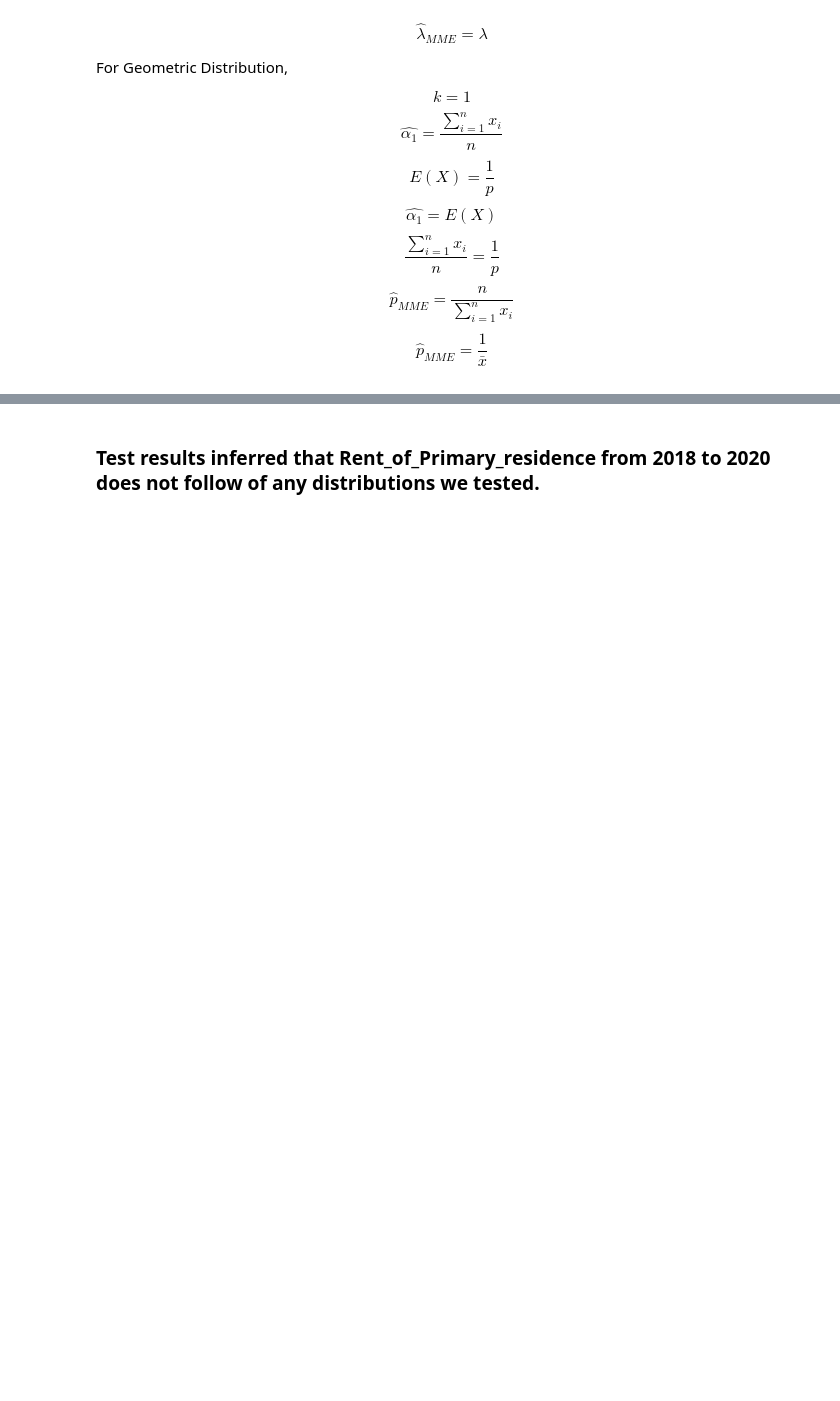
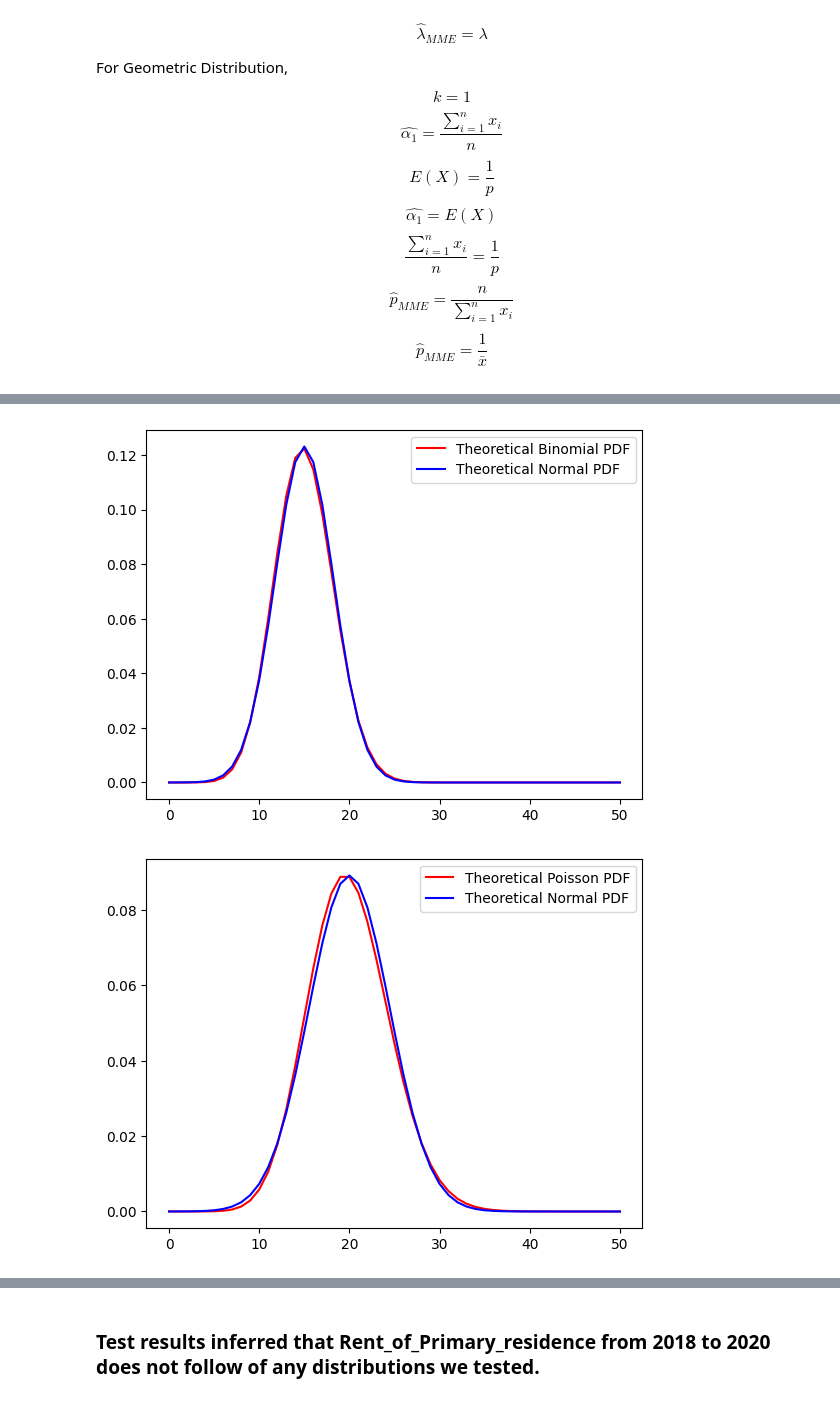
Before and after one commit to cs16b004/544-ps-project, a Jupyter notebook: src/project_la_22.ipynb, the cells around one changed output, grey strips where cells are left out. Saved outputs shown, nothing was run; the diff lists cells and outputs as text; code cells hidden in the pictures; blank space fills up the shorter version.

```diff
--- a/src/project_la_22.ipynb
+++ b/src/project_la_22.ipynb
@@ -672,3 +686,41 @@ $$ \hat{p}_{MME} = \frac{{1}}{\bar{x}} $$
+# %%
+def norm_pdf(mu,sigma,x):
+    return np.e**((-1*((x-mu)**2))/(2* sigma**2))/(np.sqrt(2*np.pi)*sigma)
+
+# For a binomial let
+n=50
+p= 0.3
+mu = n*p
+sigma = np.sqrt(n*p*(1-p))
+theo_pdf = [math.comb(n,i)*(p**i)*(1-p)**(n-i) for i in range (n+1)]
+
+normal_pdf = [norm_pdf(mu,sigma,i) for i in range(n+1)]
+
+plt.plot(np.arange(0,n+1,1),theo_pdf,color='red',label='Theoretical Binomial PDF')
+plt.plot(np.arange(0,n+1,1),normal_pdf,color='blue',label='Theoretical Normal PDF')
+plt.legend()
+plt.show()
+
+## Similarly for a poisson with lambda
+
+n=50
+lam = 20
+mu = lam
+sigma = np.sqrt(lam)
+theo_pdf = [(lam**i)*(np.e**(-1*lam))/math.factorial(i) for i in range (n+1)]
+
+normal_pdf = [norm_pdf(mu,sigma,i) for i in range(n+1)]
+
+plt.plot(np.arange(0,n+1,1),theo_pdf,color='red',label='Theoretical Poisson PDF')
+plt.plot(np.arange(0,n+1,1),normal_pdf,color='blue',label='Theoretical Normal PDF')
+plt.legend()
+plt.show()
+
+# The curve overlaps and we use the normal cdf instead of binomial, poisson cdfs as
+# the interger overflow occurs.
+# %% [output]
+[figure, added]
+[figure, added]
 # %%
 import math
 from scipy.stats import binom, poisson, norm
```
Also changed, not shown: parts of 12 cells of this notebook, 7 other files.
